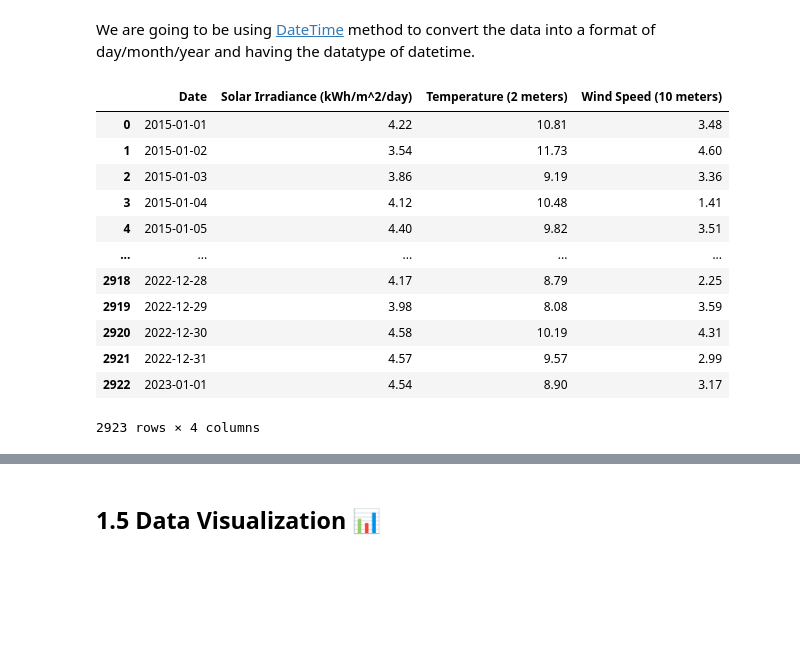
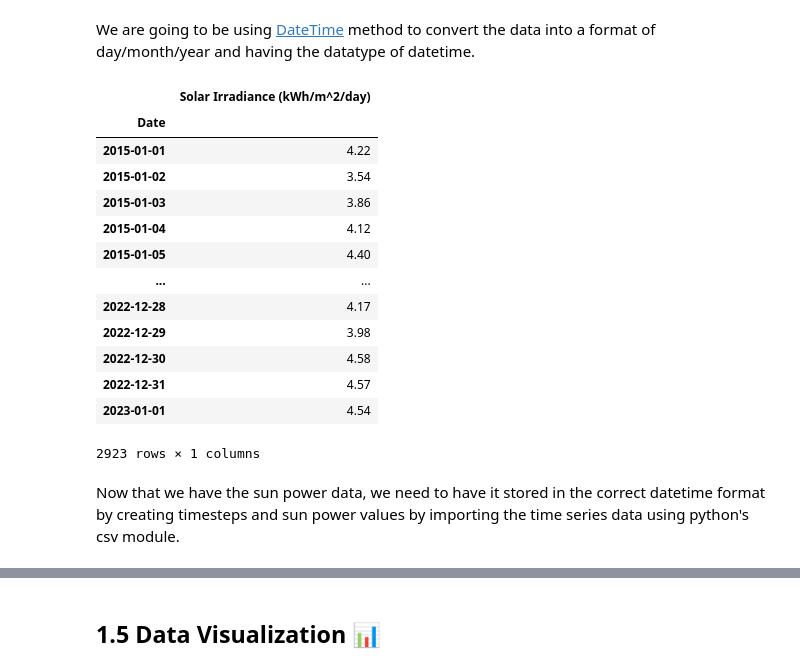
Before and after one commit to Ahmed-Sohail2000/Sun-Sense, a Jupyter notebook: Sun_Sense_Accurate_Solar_Energy_Projections_with_Deep_Learning🤖☀️⬛🔋💡.ipynb, the cells around one changed output, grey strips where cells are left out. Cells and saved outputs as stored; diff of their text form; code cells hidden in the pictures; blank space fills up the shorter version.

```diff
--- a/Sun_Sense_Accurate_Solar_Energy_Projections_with_Deep_Learning🤖☀️⬛🔋💡.ipynb
+++ b/Sun_Sense_Accurate_Solar_Energy_Projections_with_Deep_Learning🤖☀️⬛🔋💡.ipynb
@@ -236,28 +236,31 @@ data_df = data_df[['Date'] + [col for col in data_df.columns if col != 'Date']]
 # convert the Date column into datetime type
 data_df['Date'] = pd.to_datetime(data_df['Date'], format = '%d/%m/%Y')
 
-# rename the columns by adding the units
-data_df.rename(columns = {'ALLSKY_SFC_SW_DWN' : 'Solar Irradiance (kWh/m^2/day)',
-                          'T2M_RANGE' : 'Temperature (2 meters)',
-                          'WS10M_RANGE' : 'Wind Speed (10 meters)'},
-               inplace = True)
+# get the solar power values
+sun_power_data = pd.DataFrame(data = data_df['ALLSKY_SFC_SW_DWN'].values,
+                              index = data_df['Date'],
+                              columns = data_df.columns[1:2]).rename(columns = {'ALLSKY_SFC_SW_DWN' : 'Solar Irradiance (kWh/m^2/day)'})
 
-# save the data_df
+# save the data and sun power data
 data_df.to_csv('Data/data_df.csv')
+sun_power_data.to_csv('Data/sun_power_data.csv')
 # %%
-# view the updated data_df
-data_df
+# view the sun power data
+sun_power_data
 # %% [output]
-|  | Date | Solar Irradiance (kWh/m^2/day) | Temperature (2 meters) | Wind Speed (10 meters) |
-| 0 | 2015-01-01 | 4.22 | 10.81 | 3.48 |
-| 1 | 2015-01-02 | 3.54 | 11.73 | 4.60 |
-| 2 | 2015-01-03 | 3.86 | 9.19 | 3.36 |
-| 3 | 2015-01-04 | 4.12 | 10.48 | 1.41 |
-| 4 | 2015-01-05 | 4.40 | 9.82 | 3.51 |
-| ... | ... | ... | ... | ... |
-| 2918 | 2022-12-28 | 4.17 | 8.79 | 2.25 |
-| 2919 | 2022-12-29 | 3.98 | 8.08 | 3.59 |
-| 2920 | 2022-12-30 | 4.58 | 10.19 | 4.31 |
-| 2921 | 2022-12-31 | 4.57 | 9.57 | 2.99 |
-| 2922 | 2023-01-01 | 4.54 | 8.90 | 3.17 |
+|  | Solar Irradiance (kWh/m^2/day) |
+| Date |  |
+| 2015-01-01 | 4.22 |
+| 2015-01-02 | 3.54 |
+| 2015-01-03 | 3.86 |
+| 2015-01-04 | 4.12 |
+| 2015-01-05 | 4.40 |
+| ... | ... |
+| 2022-12-28 | 4.17 |
+| 2022-12-29 | 3.98 |
+| 2022-12-30 | 4.58 |
+| 2022-12-31 | 4.57 |
+| 2023-01-01 | 4.54 |
-2923 rows × 4 columns
+2923 rows × 1 columns
+# %% [markdown]
+Now that we have the sun power data, we need to have it stored in the correct datetime format by creating timesteps and sun power values by importing the time series data using python's csv module.
```
Also changed, not shown: parts of 46 cells of this notebook.
